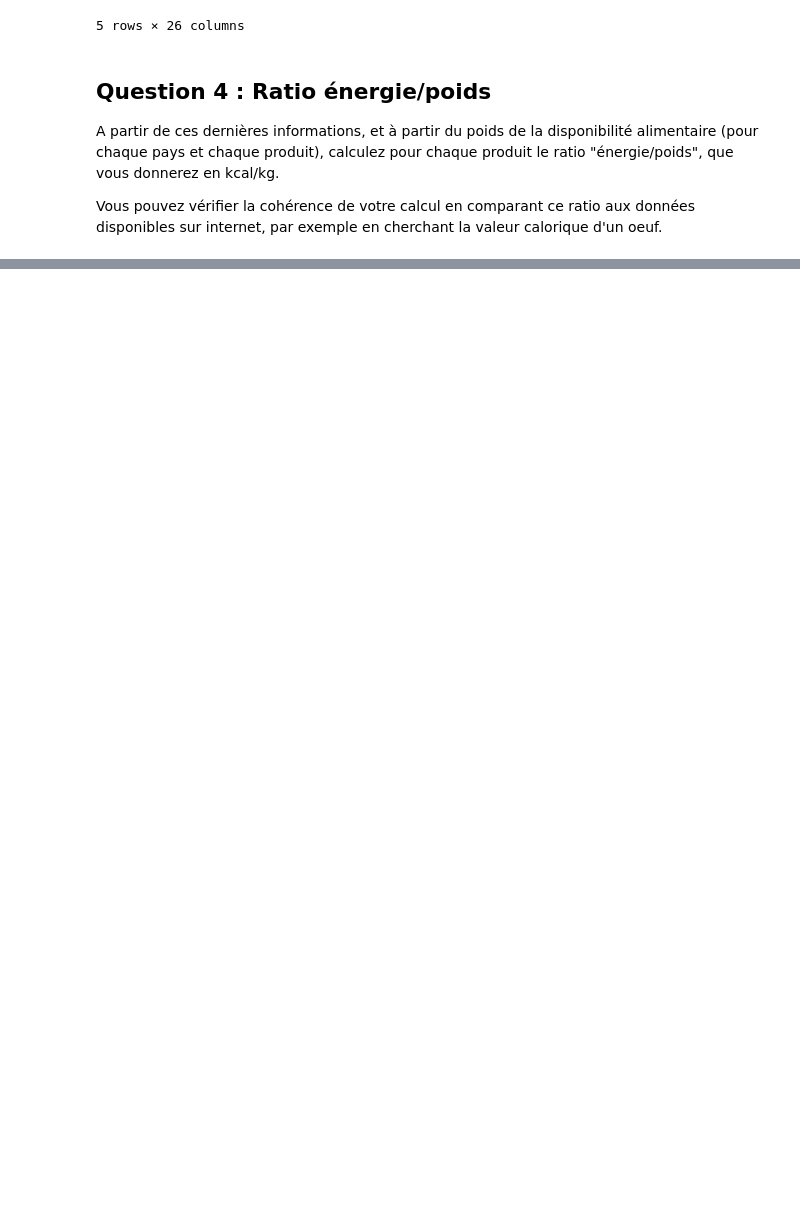
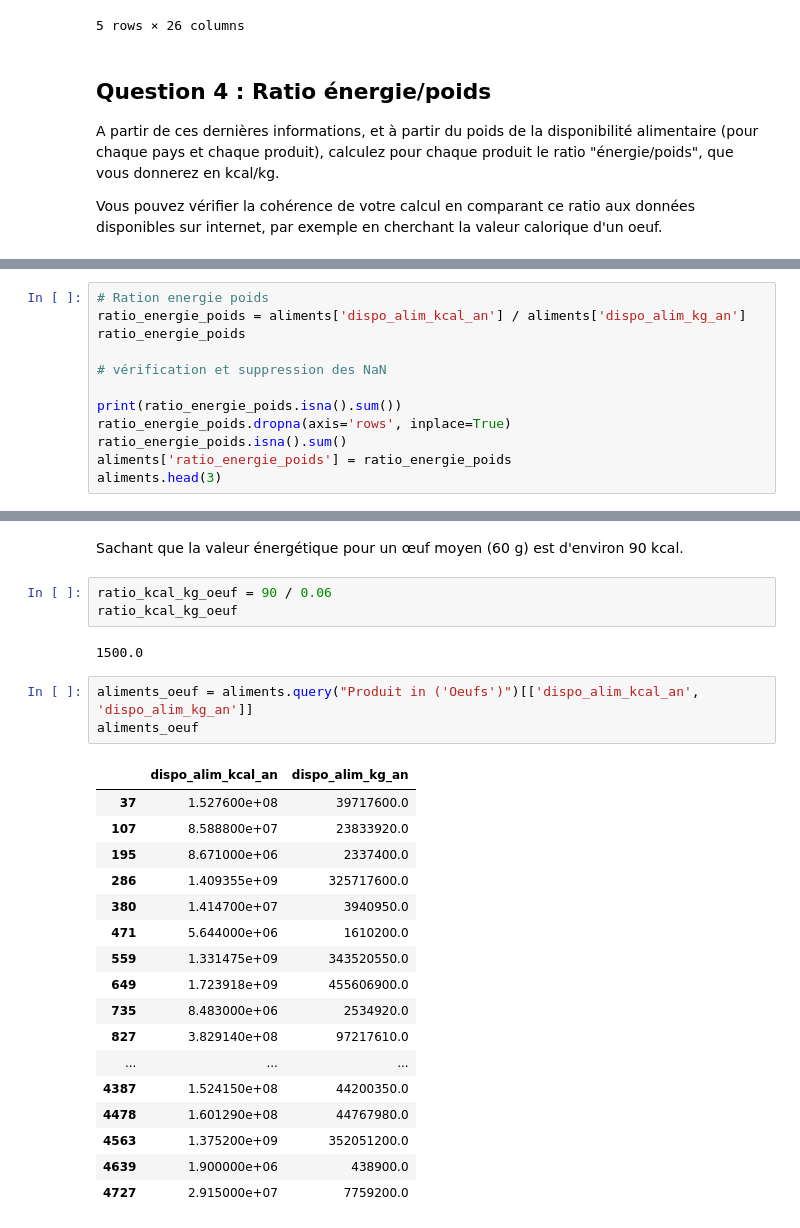
Before and after one commit to Tarik37/FAO_Project_Tarik_FengFeng, a Jupyter notebook: FAO_Data_Analyse_Fengfeng_Tarik.ipynb, the cells around one changed output, grey strips where cells are left out. Drawn from its saved outputs; the diff is of its cells as text; blank space fills up the shorter version.

```diff
--- a/FAO_Data_Analyse_Fengfeng_Tarik.ipynb
+++ b/FAO_Data_Analyse_Fengfeng_Tarik.ipynb
@@ -335,0 +319,12 @@ Length: 4764, dtype: float64
+# %%
+# Ration energie poids
+ratio_energie_poids = aliments['dispo_alim_kcal_an'] / aliments['dispo_alim_kg_an']
+ratio_energie_poids
+
+# vérification et suppression des NaN
+
+print(ratio_energie_poids.isna().sum())
+ratio_energie_poids.dropna(axis='rows', inplace=True)
+ratio_energie_poids.isna().sum()
+aliments['ratio_energie_poids'] = ratio_energie_poids
+aliments.head(3)
@@ -335,0 +338,28 @@ Length: 4764, dtype: float64
+# %% [markdown]
+Sachant que la valeur énergétique pour un œuf moyen (60 g) est d'environ 90 kcal.
+# %%
+ratio_kcal_kg_oeuf = 90 / 0.06
+ratio_kcal_kg_oeuf
+# %% [output]
+1500.0
+# %%
+aliments_oeuf = aliments.query("Produit in ('Oeufs')")[['dispo_alim_kcal_an', 'dispo_alim_kg_an']]
+aliments_oeuf
+# %% [output]
+|  | dispo_alim_kcal_an | dispo_alim_kg_an |
+| 37 | 1.527600e+08 | 39717600.0 |
+| 107 | 8.588800e+07 | 23833920.0 |
+| 195 | 8.671000e+06 | 2337400.0 |
+| 286 | 1.409355e+09 | 325717600.0 |
+| 380 | 1.414700e+07 | 3940950.0 |
+| 471 | 5.644000e+06 | 1610200.0 |
+| 559 | 1.331475e+09 | 343520550.0 |
+| 649 | 1.723918e+09 | 455606900.0 |
+| 735 | 8.483000e+06 | 2534920.0 |
+| 827 | 3.829140e+08 | 97217610.0 |
+| ... | ... | ... |
+| 4387 | 1.524150e+08 | 44200350.0 |
+| 4478 | 1.601290e+08 | 44767980.0 |
+| 4563 | 1.375200e+09 | 352051200.0 |
+| 4639 | 1.900000e+06 | 438900.0 |
+| 4727 | 2.915000e+07 | 7759200.0 |
```
Also changed, not shown: parts of 3 cells of this notebook.
